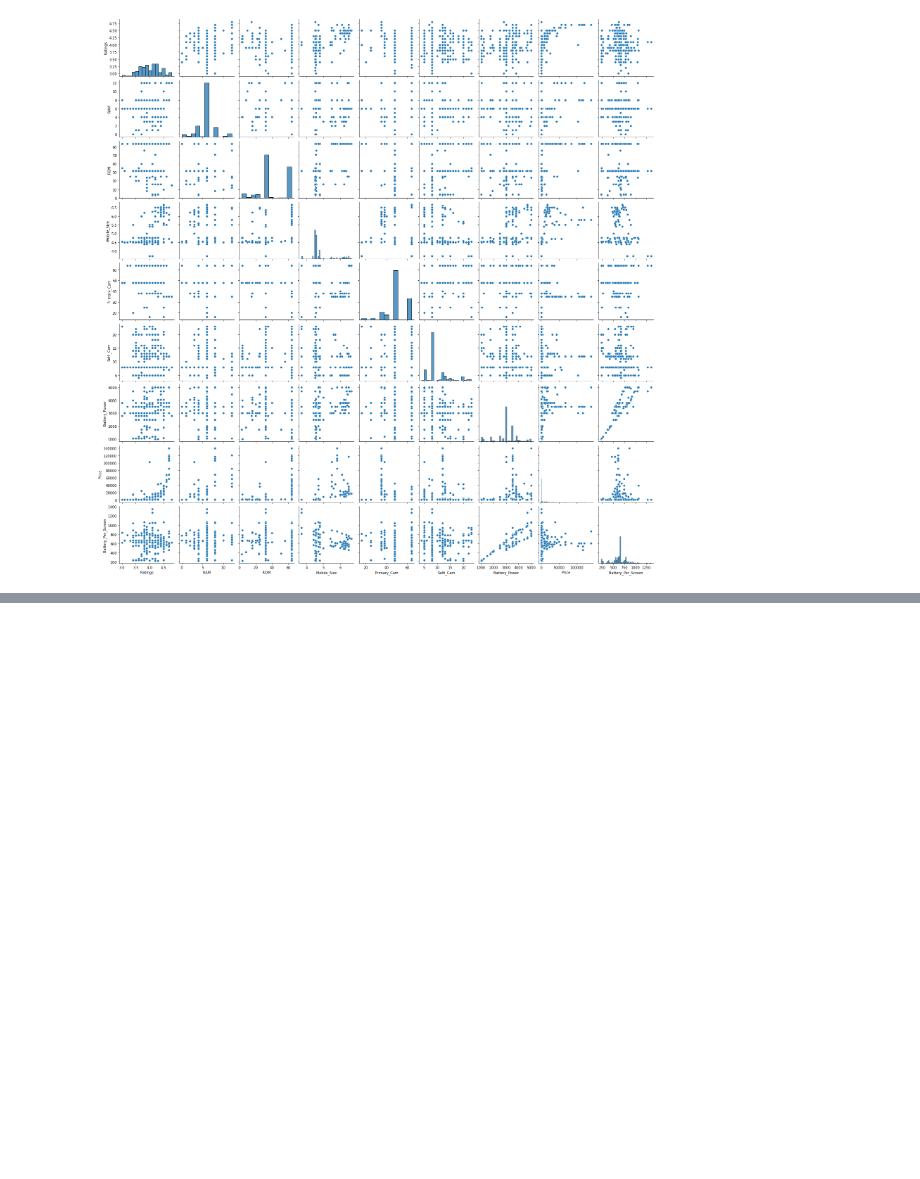
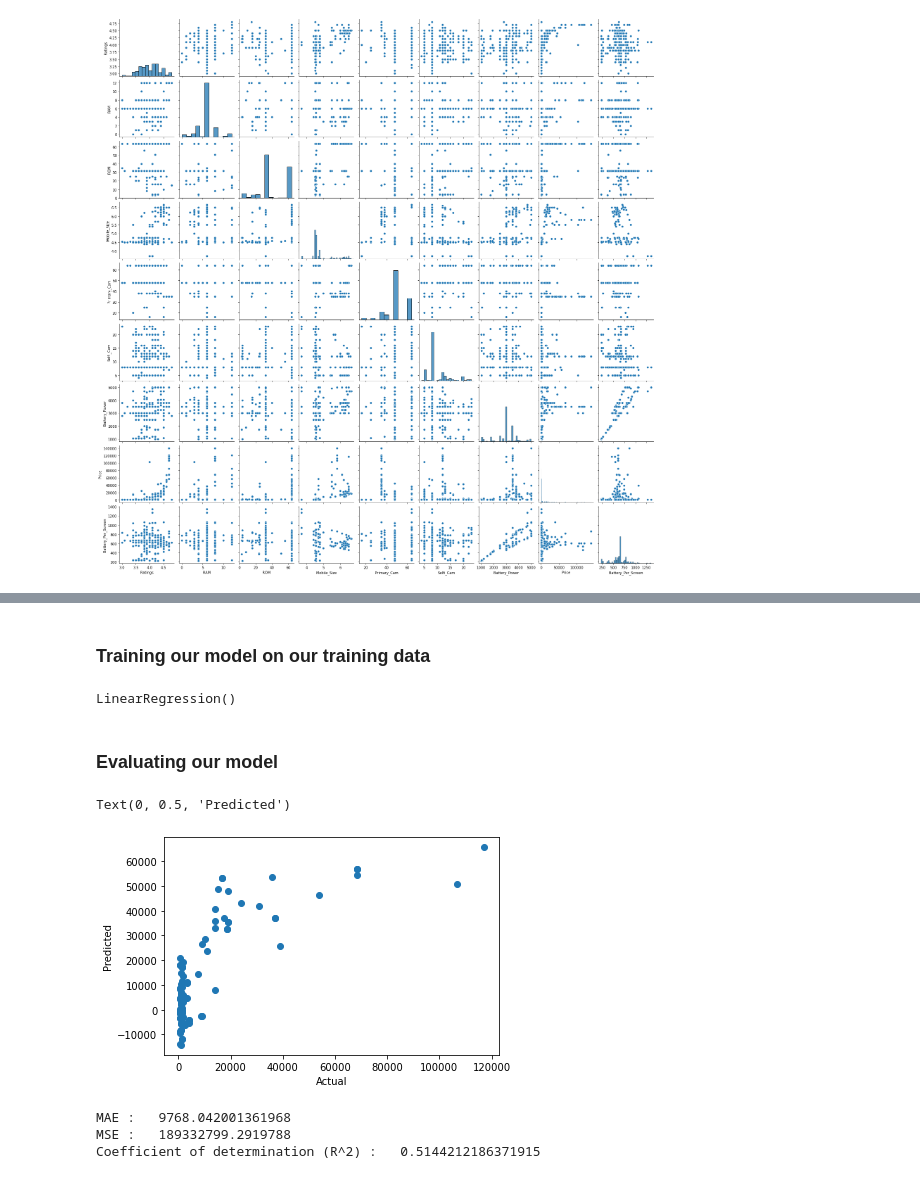
Before and after one commit to m-mathilde34/Phone-Price-Forecasting, a Jupyter notebook: Linear_Regression.ipynb, the cells around one changed output, grey strips where cells are left out. Drawn from its saved outputs; the diff is of its cells as text; code cells hidden in the pictures; blank space fills up the shorter version.

Commit message:
Implemented Linear Regression + Renamed File

```diff
--- a/Data_Processing.ipynb
+++ b/Linear_Regression.ipynb
@@ -141,0 +156,2 @@ plt.show()
+# %%
+x_train, x_test, y_train, y_test = train_test_split(x, y, test_size=0.2)
@@ -141,0 +160,27 @@ plt.show()
+# %%
+linear_regression = LinearRegression()
+# %% [markdown]
+### Training our model on our training data
+# %%
+linear_regression.fit(x_train, y_train)
+# %% [output]
+LinearRegression()
+# %% [markdown]
+### Evaluating our model
+# %%
+predictions = linear_regression.predict(x_test)
+# %%
+plt.scatter(y_test, predictions)
+plt.xlabel('Actual')
+plt.ylabel('Predicted')
+# %% [output]
+Text(0, 0.5, 'Predicted')
+[figure, added]
+# %%
+print('MAE :'," ", metrics.mean_absolute_error(y_test,predictions))
+print('MSE :'," ", metrics.mean_squared_error(y_test,predictions))
+print('Coefficient of determination (R^2) :', " ", metrics.r2_score(y_test, predictions))
+# %% [output]
+MAE :   9768.042001361968
+MSE :   189332799.2919788
+Coefficient of determination (R^2) :   0.5144212186371915
```
Also changed, not shown: parts of 6 cells of this notebook.
